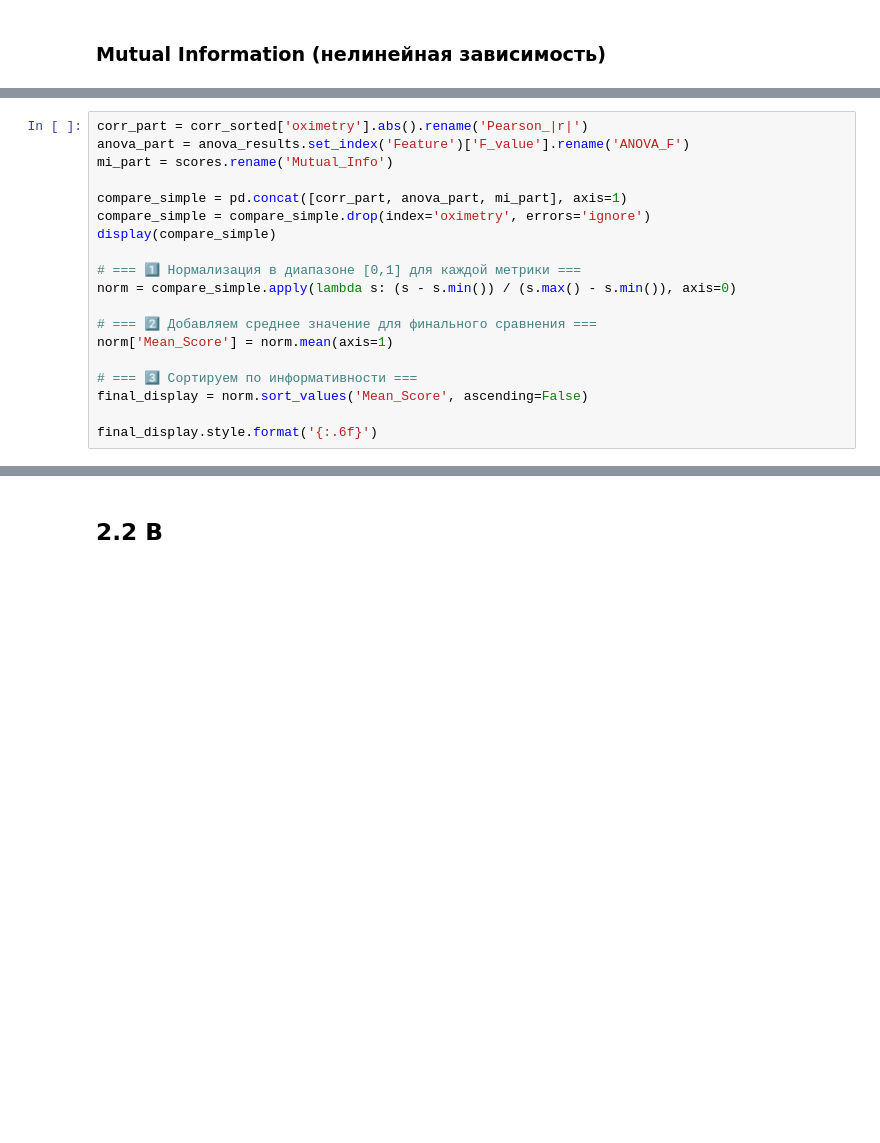
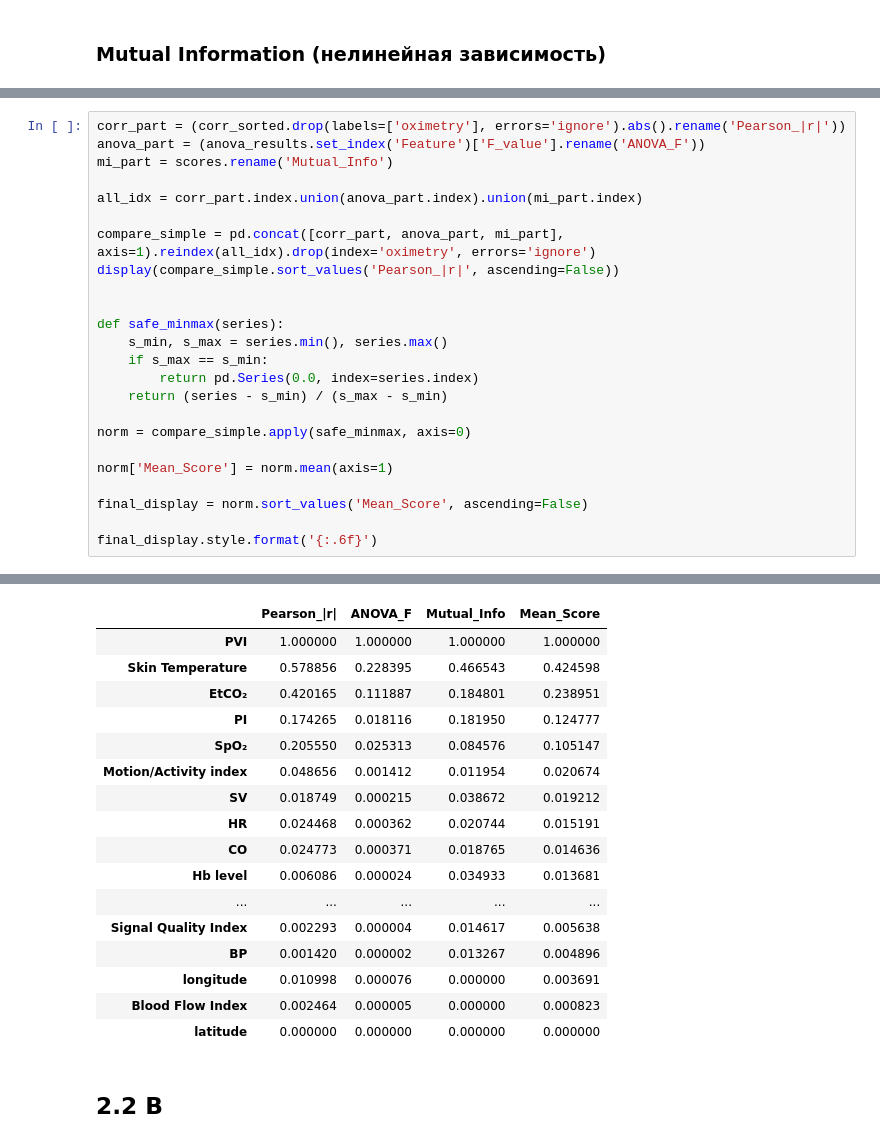
Before and after one commit to Yuraj1/iau_projects, a Jupyter notebook: FAZA_2.ipynb, the cells around one changed output, grey strips where cells are left out. Cells and saved outputs as stored; diff of their text form; blank space fills up the shorter version.

```diff
--- a/FAZA_2.ipynb
+++ b/FAZA_2.ipynb
@@ -206,19 +350,25 @@ print(scores.sort_values(ascending=False))
 # %%
-corr_part = corr_sorted['oximetry'].abs().rename('Pearson_|r|')
-anova_part = anova_results.set_index('Feature')['F_value'].rename('ANOVA_F')
+corr_part = (corr_sorted.drop(labels=['oximetry'], errors='ignore').abs().rename('Pearson_|r|'))
+anova_part = (anova_results.set_index('Feature')['F_value'].rename('ANOVA_F'))
 mi_part = scores.rename('Mutual_Info')
 
-compare_simple = pd.concat([corr_part, anova_part, mi_part], axis=1)
-compare_simple = compare_simple.drop(index='oximetry', errors='ignore')
-display(compare_simple)
+all_idx = corr_part.index.union(anova_part.index).union(mi_part.index)
 
-# === 1️⃣ Нормализация в диапазоне [0,1] для каждой метрики ===
-norm = compare_simple.apply(lambda s: (s - s.min()) / (s.max() - s.min()), axis=0)
+compare_simple = pd.concat([corr_part, anova_part, mi_part], axis=1).reindex(all_idx).drop(index='oximetry', errors='ignore')
+display(compare_simple.sort_values('Pearson_|r|', ascending=False))
 
-# === 2️⃣ Добавляем среднее значение для финального сравнения ===
+
+def safe_minmax(series):
+    s_min, s_max = series.min(), series.max()
+    if s_max == s_min:
+        return pd.Series(0.0, index=series.index)
+    return (series - s_min) / (s_max - s_min)
+
+norm = compare_simple.apply(safe_minmax, axis=0)
+
 norm['Mean_Score'] = norm.mean(axis=1)
 
-# === 3️⃣ Сортируем по информативности ===
 final_display = norm.sort_values('Mean_Score', ascending=False)
 
 final_display.style.format('{:.6f}')
+# %% [output]
@@ -225,3 +392,20 @@ final_display.style.format('{:.6f}')
+|  | Pearson_|r| | ANOVA_F | Mutual_Info | Mean_Score |
+| PVI | 1.000000 | 1.000000 | 1.000000 | 1.000000 |
+| Skin Temperature | 0.578856 | 0.228395 | 0.466543 | 0.424598 |
+| EtCO₂ | 0.420165 | 0.111887 | 0.184801 | 0.238951 |
+| PI | 0.174265 | 0.018116 | 0.181950 | 0.124777 |
+| SpO₂ | 0.205550 | 0.025313 | 0.084576 | 0.105147 |
+| Motion/Activity index | 0.048656 | 0.001412 | 0.011954 | 0.020674 |
+| SV | 0.018749 | 0.000215 | 0.038672 | 0.019212 |
+| HR | 0.024468 | 0.000362 | 0.020744 | 0.015191 |
+| CO | 0.024773 | 0.000371 | 0.018765 | 0.014636 |
+| Hb level | 0.006086 | 0.000024 | 0.034933 | 0.013681 |
+| ... | ... | ... | ... | ... |
+| Signal Quality Index | 0.002293 | 0.000004 | 0.014617 | 0.005638 |
+| BP | 0.001420 | 0.000002 | 0.013267 | 0.004896 |
+| longitude | 0.010998 | 0.000076 | 0.000000 | 0.003691 |
+| Blood Flow Index | 0.002464 | 0.000005 | 0.000000 | 0.000823 |
+| latitude | 0.000000 | 0.000000 | 0.000000 | 0.000000 |
 # %% [markdown]
 ## 2.2 B
 # %%
```
Also changed, not shown: parts of 19 cells of this notebook.
